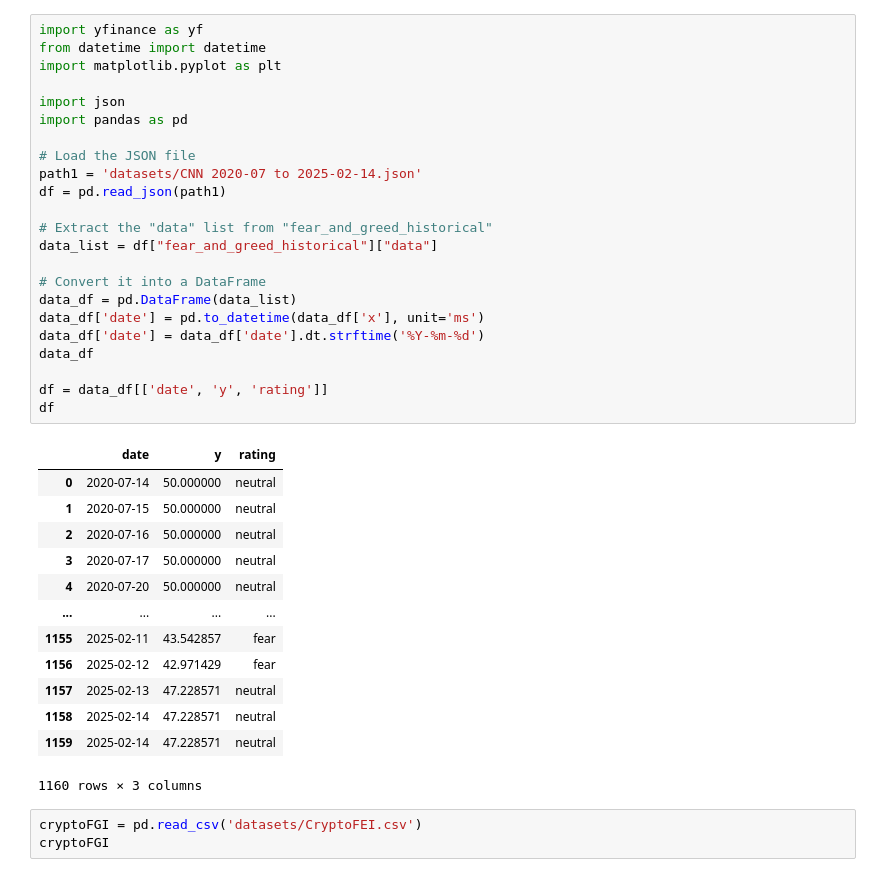
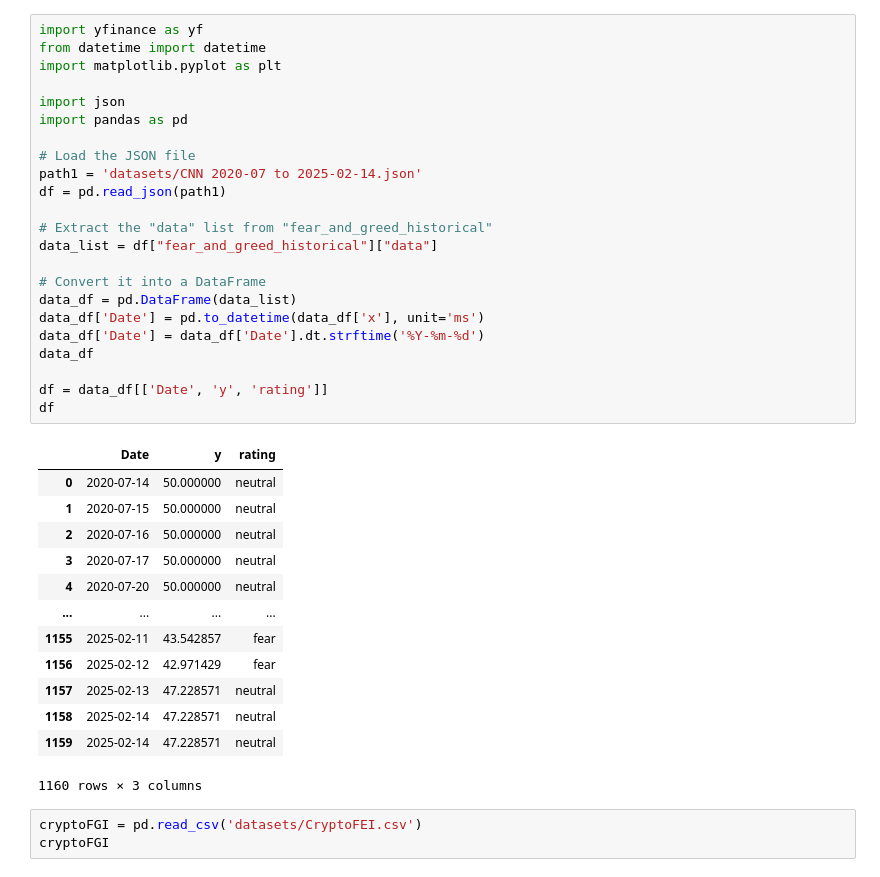
Before and after one commit to AlexanderJarvheden/PortfolioManagement-ML, a Jupyter notebook: Financial_data.ipynb, the cells around one changed output. Drawn from its saved outputs; the diff is of its cells as text.

```diff
--- a/Financial_data.ipynb
+++ b/Financial_data.ipynb
@@ -1,28 +1,28 @@
 # %%
 import yfinance as yf
 from datetime import datetime
 import matplotlib.pyplot as plt
 
 import json
 import pandas as pd
 
 # Load the JSON file
 path1 = 'datasets/CNN 2020-07 to 2025-02-14.json'
 df = pd.read_json(path1)
 
 # Extract the "data" list from "fear_and_greed_historical"
 data_list = df["fear_and_greed_historical"]["data"]
 
 # Convert it into a DataFrame
 data_df = pd.DataFrame(data_list)
-data_df['date'] = pd.to_datetime(data_df['x'], unit='ms')
-data_df['date'] = data_df['date'].dt.strftime('%Y-%m-%d')
+data_df['Date'] = pd.to_datetime(data_df['x'], unit='ms')
+data_df['Date'] = data_df['Date'].dt.strftime('%Y-%m-%d')
 data_df
 
-df = data_df[['date', 'y', 'rating']]
+df = data_df[['Date', 'y', 'rating']]
 df
 # %% [output]
-|  | date | y | rating |
+|  | Date | y | rating |
 | 0 | 2020-07-14 | 50.000000 | neutral |
 | 1 | 2020-07-15 | 50.000000 | neutral |
 | 2 | 2020-07-16 | 50.000000 | neutral |
```
Also changed, not shown: parts of 2 cells of this notebook.
